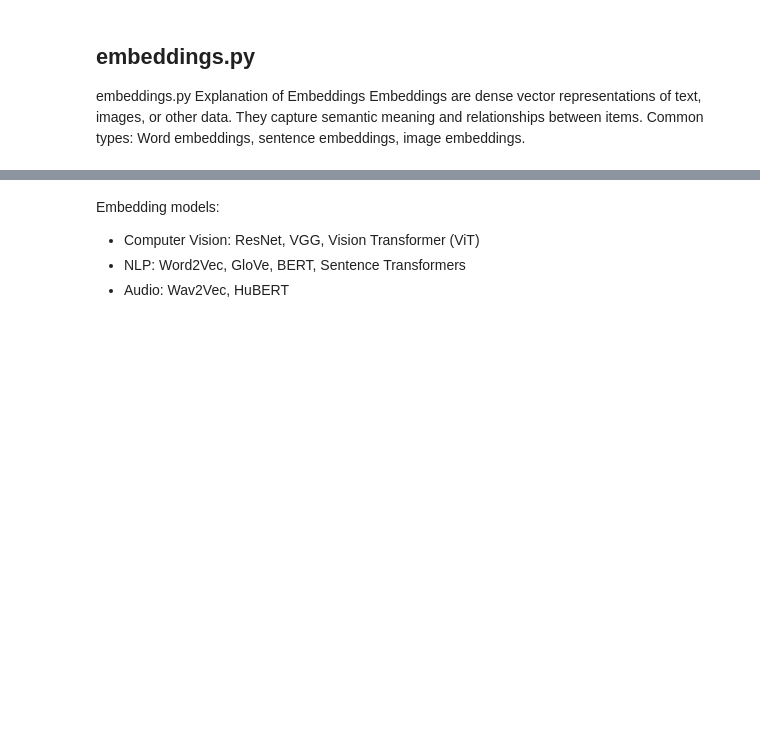
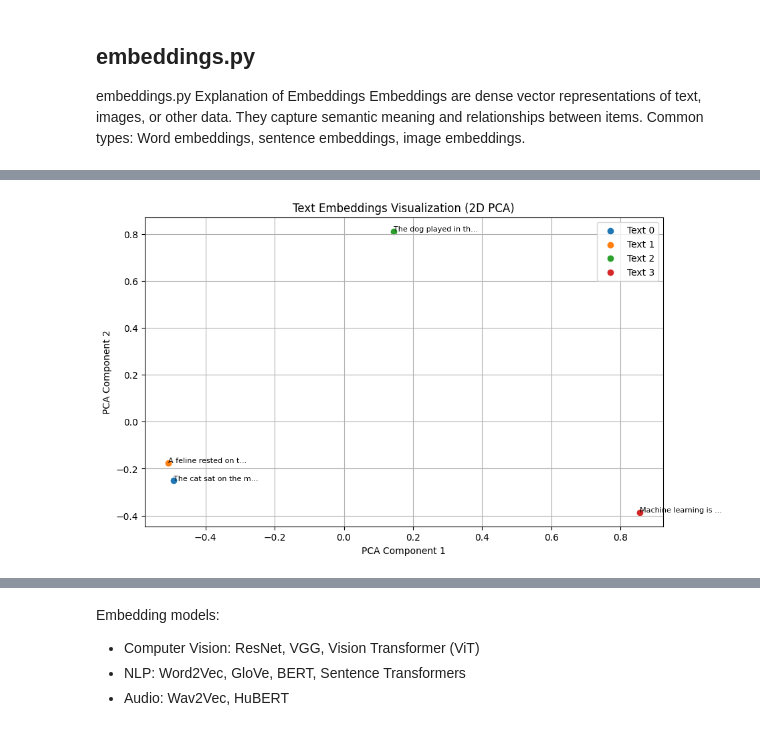
Before and after one commit to satyamsharma17/rag, a Jupyter notebook: module03_embeddings_search/module03_embeddings_search_notebook.ipynb, the cells around one changed output, grey strips where cells are left out. Drawn from its saved outputs; the diff is of its cells as text; code cells hidden in the pictures; blank space fills up the shorter version.

```diff
--- a/module03_embeddings_search/module03_embeddings_search_notebook.ipynb
+++ b/module03_embeddings_search/module03_embeddings_search_notebook.ipynb
@@ -42,3 +46,24 @@ print("First embedding (first 10 values):", embeddings[0][:10])  # Print first 1
+# %%
+import matplotlib.pyplot as plt
+from sklearn.decomposition import PCA
+
+# Visualize embeddings in 2D space using PCA
+pca = PCA(n_components=2)
+embeddings_2d = pca.fit_transform(embeddings)
+
+plt.figure(figsize=(10, 6))
+for i, text in enumerate(texts):
+    plt.scatter(embeddings_2d[i, 0], embeddings_2d[i, 1], label=f'Text {i}')
+    plt.annotate(text[:20] + '...', (embeddings_2d[i, 0], embeddings_2d[i, 1]), fontsize=8)
+
+plt.xlabel('PCA Component 1')
+plt.ylabel('PCA Component 2')
+plt.title('Text Embeddings Visualization (2D PCA)')
+plt.legend()
+plt.grid(True)
+plt.show()
+# %% [output]
+[figure, added]
 # %%
 # Calculate similarities
 from sklearn.metrics.pairwise import cosine_similarity  # Import cosine similarity function
```
Also changed, not shown: parts of 10 cells of this notebook, 11 other files.
